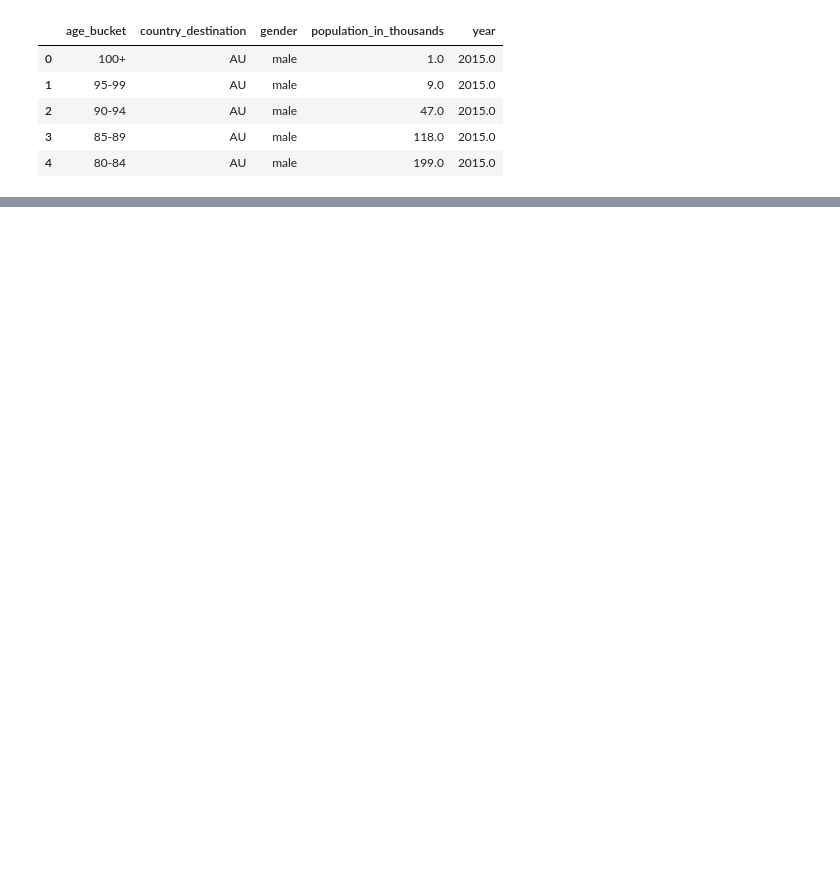
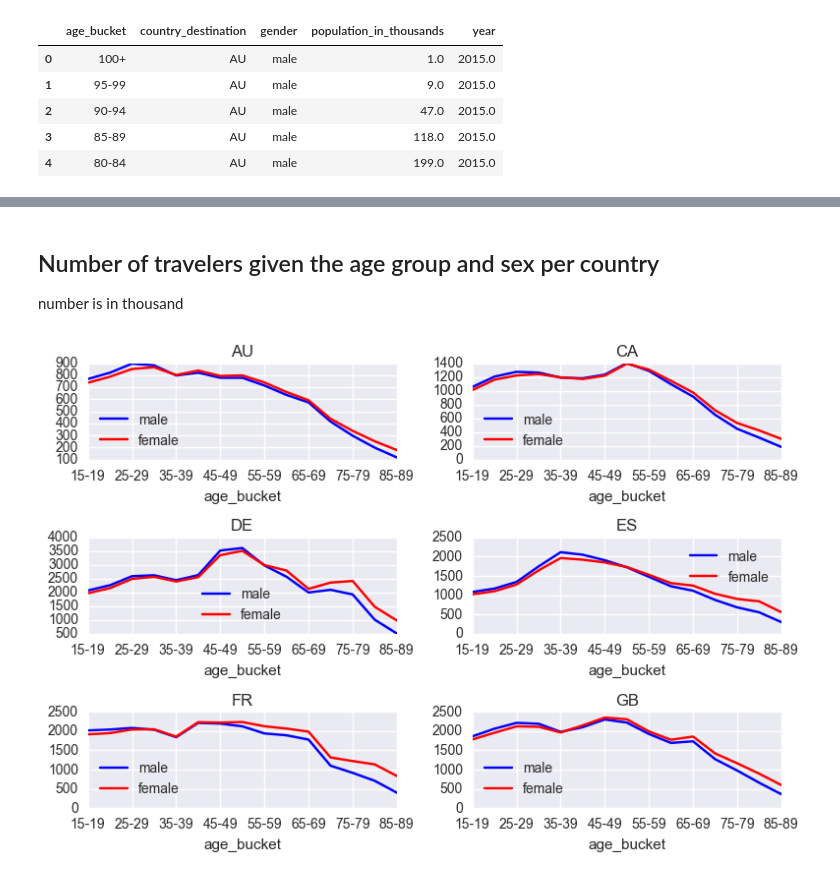
Before and after one commit to mgelsm/Airbnb_predictions, a Jupyter notebook: 1. Preprocessing age_gender_bkts.ipynb, the cells around one changed output, grey strips where cells are left out. Drawn from its saved outputs; the diff is of its cells as text; code cells hidden in the pictures; blank space fills up the shorter version.

```diff
--- a/1. Preprocessing age_gender_bkts.ipynb
+++ b/1. Preprocessing age_gender_bkts.ipynb
@@ -58,0 +85,16 @@ df2.head(50)
+# %% [markdown]
+## Number of travelers given the age group and sex per country
+number is in thousand
+# %%
+#male in blue
+fig, axes = plt.subplots(nrows=3, ncols=2)
+for (i, group), ax in zip(df_destination_age_male.groupby("country_destination"), axes.flat):
+    group.plot(x='age_bucket', y="population_in_thousands", title=str(i),ax=ax ,kind='line',color='b',label='male' )
+plt.tight_layout()
+
+#female in red
+for (i, group), ax in zip(df_destination_age_female.groupby("country_destination"), axes.flat):
+    group.plot(x='age_bucket', y="population_in_thousands", title=str(i),ax=ax ,kind='line',color='r',label='female')
+plt.tight_layout()
+# %% [output]
+[figure, added]
```
Also changed, not shown: parts of 13 cells of this notebook.
